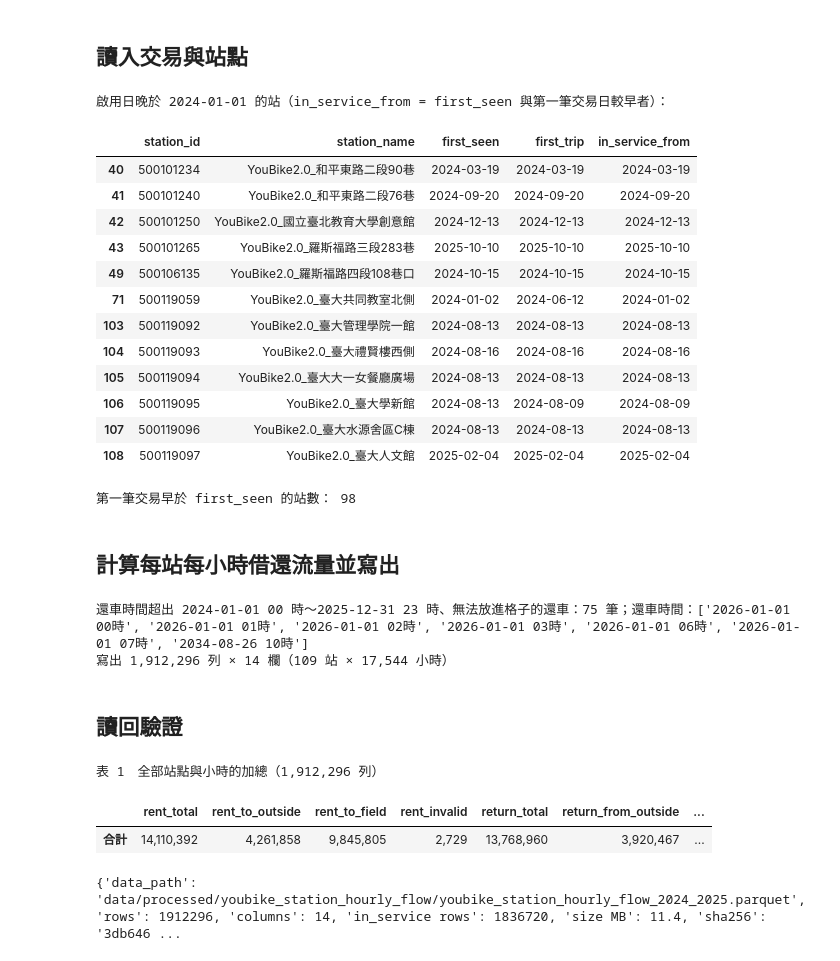
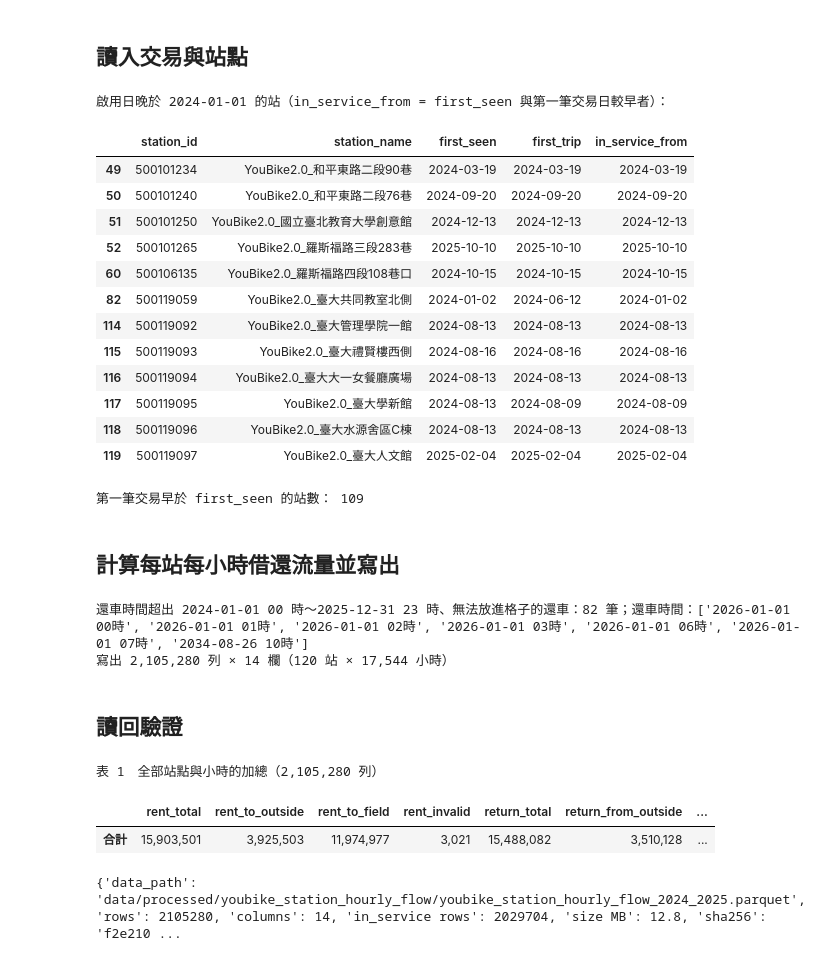
Before and after one commit to ShenTsai/DSSI2026-group-1, a Jupyter notebook: data/code/youbike_station_hourly_flow.ipynb, the cells around one changed output. Saved outputs shown, nothing was run; the diff lists cells and outputs as text; code cells hidden in the pictures.

Commit message:
regenerate YouBike_traffic, youbike_station_hourly_flow, youbike_transition with 120 stations

```diff
--- a/data/code/youbike_station_hourly_flow.ipynb
+++ b/data/code/youbike_station_hourly_flow.ipynb
@@ -122,16 +122,16 @@ def verify_input_sha256(path, expected):
 # Inputs: the two v7 trip files (with trip_group) and the station list (for StationID and first_seen dates).
 IN_DIR = "data/processed/youbike_traffic"
 INPUTS = {
-    "traffic_2024": (f"{IN_DIR}/YouBike_traffic_2024_v7.parquet", "5739637b670bceb34ed2e7271cb78da56f9ea56da310bfb53ce8dccaadd5e119"),
-    "traffic_2025": (f"{IN_DIR}/YouBike_traffic_2025_v7.parquet", "9b1e3beb9d0e4a164c2ad6662764150768452de126be46329566d6030c0c61d9"),
-    "stations_in_field": ("data/processed/stations_in_field.csv", "74dadd7afe58f0b69b0a511f234dc85388e64290d5db420b8426767bad637f9e"),
+    "traffic_2024": (f"{IN_DIR}/YouBike_traffic_2024_v7.parquet", "3ad01b8a28110cce41a59343968ceb744708c0648317b1276e1cc427dbf1faeb"),
+    "traffic_2025": (f"{IN_DIR}/YouBike_traffic_2025_v7.parquet", "98d8e6796c6098141c3130d9197ece5bcb253c7065df4ba233da9e94a553d602"),
+    "stations_in_field": ("data/processed/stations_in_field.csv", "fbf0c1797ddbbe59de4852b077ce79dc8243ccc59f08caf4cff0ddfa5eba1ce4"),
 }
 OUT_DIR = "data/processed/youbike_station_hourly_flow"
 OUTPUT = f"{OUT_DIR}/youbike_station_hourly_flow_2024_2025.parquet"
 TRAFFIC_COLUMNS = ["rent_time", "rent_station", "rent_station_id", "return_time", "return_station",
                    "return_station_id", "rent", "bike_type", "infodate", "trip_group"]
 OUTSIDE_ID = "-1"
-N_STATIONS = 109   # stations_in_field 2026-11-08 version
+N_STATIONS = 120   # stations_in_field 2026-11-15 version
 HOURS = pd.date_range("2024-01-01 00:00", "2025-12-31 23:00", freq="h")
 TEXT_READ = {"dtype": str, "keep_default_na": False, "na_filter": False, "encoding": "utf-8-sig"}
 
@@ -153,49 +153,49 @@ print(f"{len(INPUTS)} inputs match their expected SHA-256; output paths are free
 cols = ["rent_time", "rent_station", "rent_station_id", "return_time", "return_station", "return_station_id", "trip_group"]
 trips = pd.concat([pd.read_parquet(input_paths[k], columns=cols) for k in ("traffic_2024", "traffic_2025")],
                   ignore_index=True)
-assert len(trips) == 7_776_981 + 10_253_912
+assert len(trips) == 8_393_579 + 11_020_088
 assert trips["trip_group"].isin(["a", "b", "c", "d"]).all()
 for col in ("rent_time", "return_time"):
     trips[col] = pd.to_datetime(trips[col], format="%Y-%m-%d %H:%M:%S")
 
-# In-field stations: the 109 stations of stations_in_field.
+# In-field stations: the 120 stations of stations_in_field.
 # in_service_from = the earlier of (a) first_seen in the 2024 station snapshots and (b) the date of the station's
 # first rental or return. Snapshots start on 2024-01-02 and miss some days, so first_seen alone can be too late.
 stations = pd.read_csv(input_paths["stations_in_field"], dtype=str, keep_default_na=False)
 assert stations.groupby("StationID")["StationNameZh_tw"].nunique().max() == 1
 station_table = (stations.assign(first_seen=pd.to_datetime(stations["first_seen"]))
                  .groupby("StationID", as_index=False)
                  .agg(station_name=("StationNameZh_tw", "first"), first_seen=("first_seen", "min")))
 assert len(station_table) == N_STATIONS
 station_table = station_table.rename(columns={"StationID": "station_id"})
 first_trip = pd.concat([
     trips.loc[trips["rent_station_id"] != OUTSIDE_ID].groupby("rent_station_id")["rent_time"].min(),
     trips.loc[trips["return_station_id"] != OUTSIDE_ID].groupby("return_station_id")["return_time"].min(),
 ]).groupby(level=0).min().dt.normalize()
 station_table["first_trip"] = station_table["station_id"].map(first_trip)
 assert station_table["first_trip"].notna().all()
 station_table["in_service_from"] = station_table[["first_seen", "first_trip"]].min(axis=1)
 station_table = station_table.sort_values("station_id").reset_index(drop=True)
 assert len(station_table) == N_STATIONS
 print("啟用日晚於 2024-01-01 的站（in_service_from = first_seen 與第一筆交易日較早者）：")
 display(station_table[station_table["in_service_from"] > pd.Timestamp("2024-01-01")])
 print("第一筆交易早於 first_seen 的站數：", int((station_table["first_trip"] < station_table["first_seen"]).sum()))
 # %% [output]
 啟用日晚於 2024-01-01 的站（in_service_from = first_seen 與第一筆交易日較早者）：
 |  | station_id | station_name | first_seen | first_trip | in_service_from |
-| 40 | 500101234 | YouBike2.0_和平東路二段90巷 | 2024-03-19 | 2024-03-19 | 2024-03-19 |
-| 41 | 500101240 | YouBike2.0_和平東路二段76巷 | 2024-09-20 | 2024-09-20 | 2024-09-20 |
-| 42 | 500101250 | YouBike2.0_國立臺北教育大學創意館 | 2024-12-13 | 2024-12-13 | 2024-12-13 |
-| 43 | 500101265 | YouBike2.0_羅斯福路三段283巷 | 2025-10-10 | 2025-10-10 | 2025-10-10 |
-| 49 | 500106135 | YouBike2.0_羅斯福路四段108巷口 | 2024-10-15 | 2024-10-15 | 2024-10-15 |
-| 71 | 500119059 | YouBike2.0_臺大共同教室北側 | 2024-01-02 | 2024-06-12 | 2024-01-02 |
-| 103 | 500119092 | YouBike2.0_臺大管理學院一館 | 2024-08-13 | 2024-08-13 | 2024-08-13 |
-| 104 | 500119093 | YouBike2.0_臺大禮賢樓西側 | 2024-08-16 | 2024-08-16 | 2024-08-16 |
-| 105 | 500119094 | YouBike2.0_臺大大一女餐廳廣場 | 2024-08-13 | 2024-08-13 | 2024-08-13 |
-| 106 | 500119095 | YouBike2.0_臺大學新館 | 2024-08-13 | 2024-08-09 | 2024-08-09 |
-| 107 | 500119096 | YouBike2.0_臺大水源舍區C棟 | 2024-08-13 | 2024-08-13 | 2024-08-13 |
-| 108 | 500119097 | YouBike2.0_臺大人文館 | 2025-02-04 | 2025-02-04 | 2025-02-04 |
+| 49 | 500101234 | YouBike2.0_和平東路二段90巷 | 2024-03-19 | 2024-03-19 | 2024-03-19 |
+| 50 | 500101240 | YouBike2.0_和平東路二段76巷 | 2024-09-20 | 2024-09-20 | 2024-09-20 |
+| 51 | 500101250 | YouBike2.0_國立臺北教育大學創意館 | 2024-12-13 | 2024-12-13 | 2024-12-13 |
+| 52 | 500101265 | YouBike2.0_羅斯福路三段283巷 | 2025-10-10 | 2025-10-10 | 2025-10-10 |
+| 60 | 500106135 | YouBike2.0_羅斯福路四段108巷口 | 2024-10-15 | 2024-10-15 | 2024-10-15 |
+| 82 | 500119059 | YouBike2.0_臺大共同教室北側 | 2024-01-02 | 2024-06-12 | 2024-01-02 |
+| 114 | 500119092 | YouBike2.0_臺大管理學院一館 | 2024-08-13 | 2024-08-13 | 2024-08-13 |
+| 115 | 500119093 | YouBike2.0_臺大禮賢樓西側 | 2024-08-16 | 2024-08-16 | 2024-08-16 |
+| 116 | 500119094 | YouBike2.0_臺大大一女餐廳廣場 | 2024-08-13 | 2024-08-13 | 2024-08-13 |
+| 117 | 500119095 | YouBike2.0_臺大學新館 | 2024-08-13 | 2024-08-09 | 2024-08-09 |
+| 118 | 500119096 | YouBike2.0_臺大水源舍區C棟 | 2024-08-13 | 2024-08-13 | 2024-08-13 |
+| 119 | 500119097 | YouBike2.0_臺大人文館 | 2025-02-04 | 2025-02-04 | 2025-02-04 |
-第一筆交易早於 first_seen 的站數： 98
+第一筆交易早於 first_seen 的站數： 109
 # %% [markdown]
 ## 計算每站每小時借還流量並寫出
 # %%
@@ -239,8 +239,8 @@ output_path.touch(exist_ok=False)  # fails if a file appeared since the setup ch
 flow.to_parquet(output_path, index=False, compression="zstd")
 print(f"寫出 {len(flow):,} 列 × {flow.shape[1]} 欄（{len(station_table)} 站 × {len(HOURS):,} 小時）")
 # %% [output]
-還車時間超出 2024-01-01 00 時～2025-12-31 23 時、無法放進格子的還車：75 筆；還車時間：['2026-01-01 00時', '2026-01-01 01時', '2026-01-01 02時', '2026-01-01 03時', '2026-01-01 06時', '2026-01-01 07時', '2034-08-26 10時']
-寫出 1,912,296 列 × 14 欄（109 站 × 17,544 小時）
+還車時間超出 2024-01-01 00 時～2025-12-31 23 時、無法放進格子的還車：82 筆；還車時間：['2026-01-01 00時', '2026-01-01 01時', '2026-01-01 02時', '2026-01-01 03時', '2026-01-01 06時', '2026-01-01 07時', '2034-08-26 10時']
+寫出 2,105,280 列 × 14 欄（120 站 × 17,544 小時）
 # %% [markdown]
 ## 讀回驗證
 # %%
@@ -274,10 +274,10 @@ print({"data_path": OUTPUT, "rows": len(saved), "columns": saved.shape[1], "in_s
        "size MB": round(output_path.stat().st_size / 1e6, 1),
        "sha256": sha256_file(output_path), "status": "read-back checks passed"})
 # %% [output]
-表 1　全部站點與小時的加總（1,912,296 列）
+表 1　全部站點與小時的加總（2,105,280 列）
 |  | rent_total | rent_to_outside | rent_to_field | rent_invalid | return_total | return_from_outside | ... |
-| 合計 | 14,110,392 | 4,261,858 | 9,845,805 | 2,729 | 13,768,960 | 3,920,467 | ... |
+| 合計 | 15,903,501 | 3,925,503 | 11,974,977 | 3,021 | 15,488,082 | 3,510,128 | ... |
-{'data_path': 'data/processed/youbike_station_hourly_flow/youbike_station_hourly_flow_2024_2025.parquet', 'rows': 1912296, 'columns': 14, 'in_service rows': 1836720, 'size MB': 11.4, 'sha256': '3db646 ...
+{'data_path': 'data/processed/youbike_station_hourly_flow/youbike_station_hourly_flow_2024_2025.parquet', 'rows': 2105280, 'columns': 14, 'in_service rows': 2029704, 'size MB': 12.8, 'sha256': 'f2e210 ...
 # %% [markdown]
 ## 結果摘要
 
```
Also changed, not shown: parts of 2 cells of this notebook, 10 other files.
